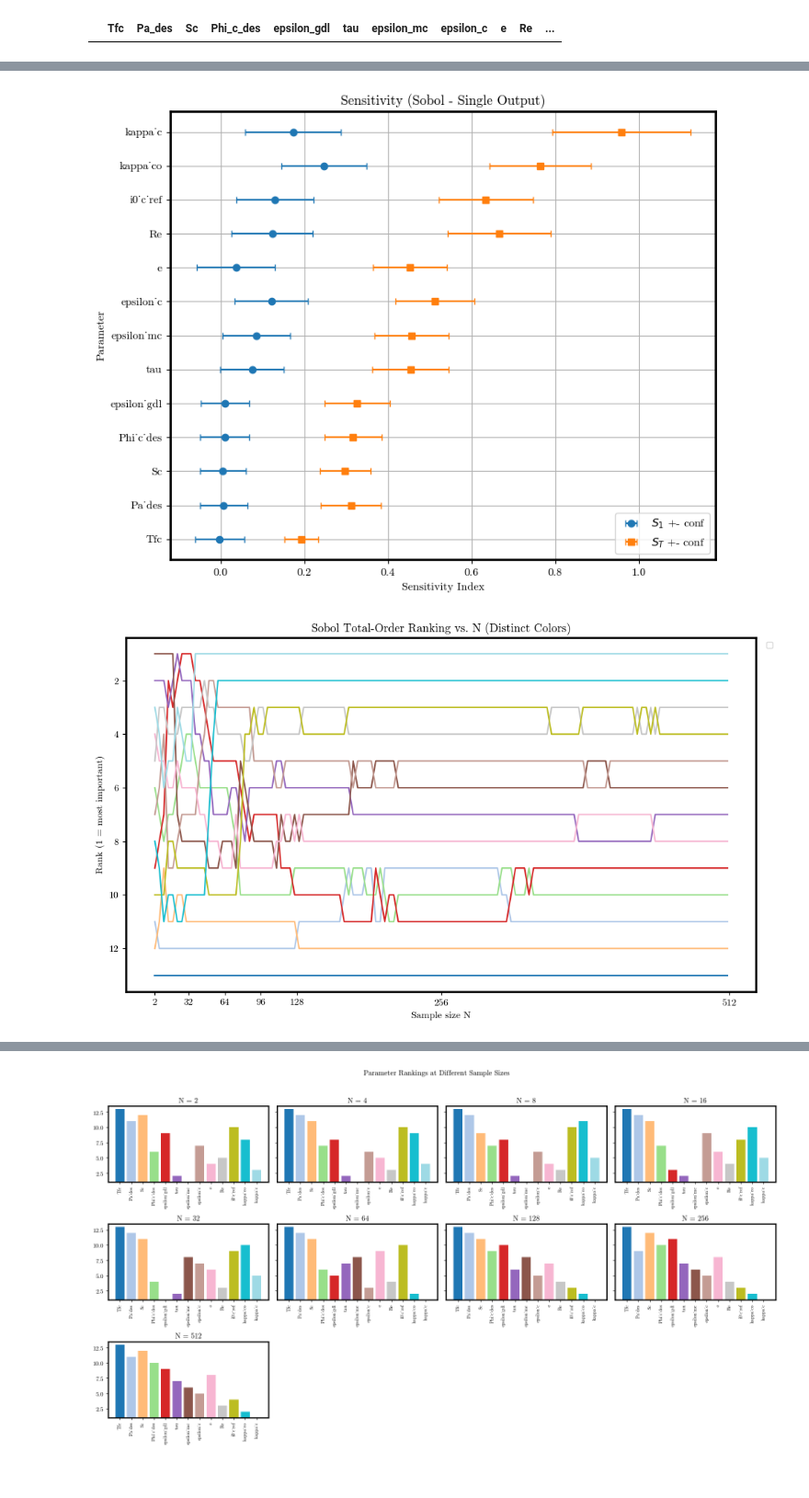
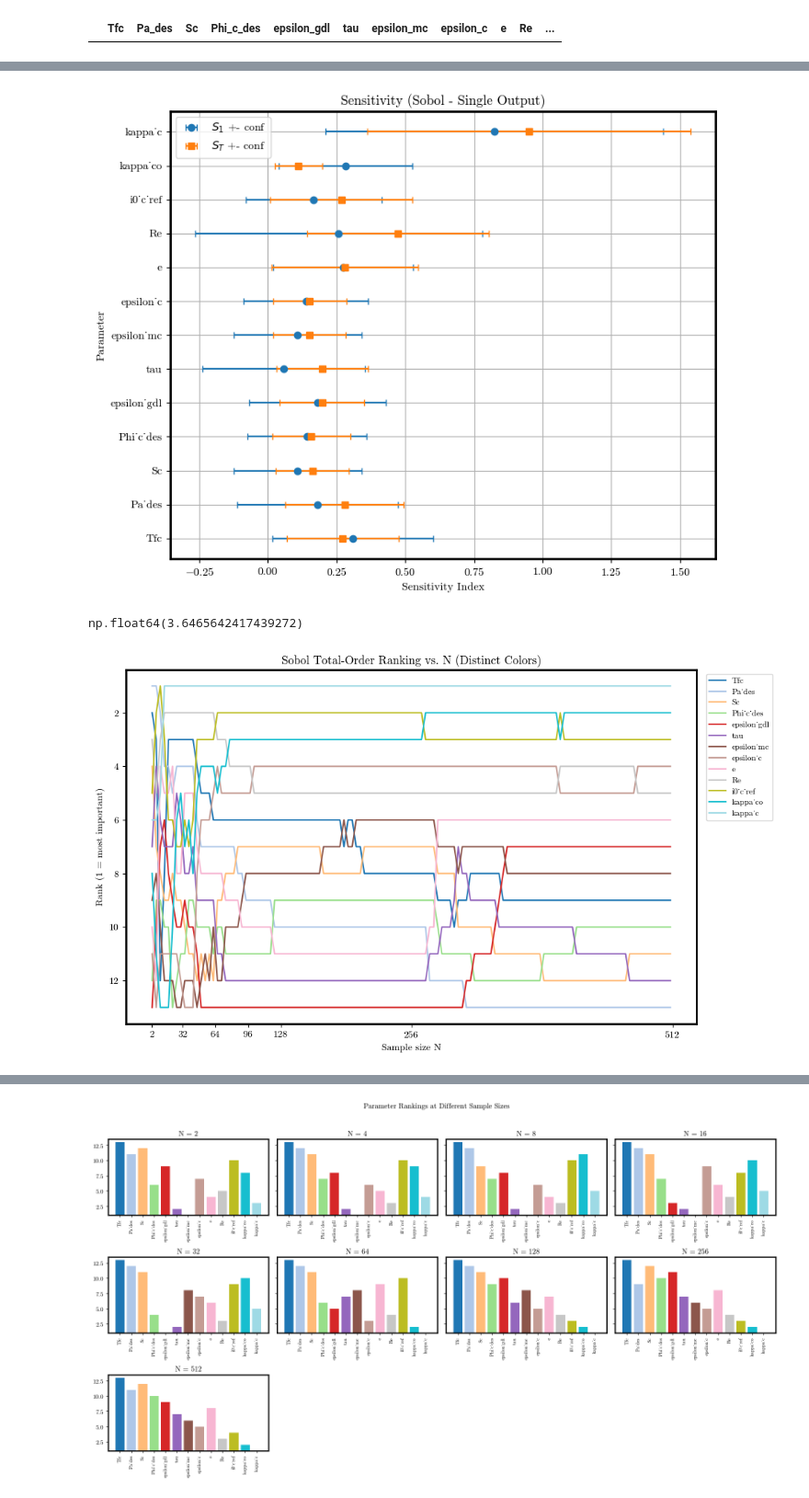
Before and after one commit to DejvisT/Sensitivity-Analysis-and-Surrogate-Modeling-of-PEM-Fuel-Cells, a Jupyter notebook: notebooks/01_sobol_sample.ipynb, the cells around one changed output, grey strips where cells are left out. Shown at 92% size. Cells and saved outputs as stored; diff of their text form; code cells hidden in the pictures.

Commit message:
Combined samples and added xgb analysis

```diff
--- a/notebooks/01_sobol_sample.ipynb
+++ b/notebooks/01_sobol_sample.ipynb
@@ -167,13 +135,17 @@ SA.plot_grid(results)
 # %%
-SA = SensitivityAnalyzer(parameter_ranges, dependent_parameter_names=None, method='sobol', seed=42, N=512 , calculate_second_order=True)
+SA = SensitivityAnalyzer(parameter_ranges, dependent_parameter_names=None, method='sobol', seed=42, N=16 , calculate_second_order=True)
 samples = SA.generate_samples()
 cols = list(samples.columns)
 cols.append('Ucell')
 cols.append('ifc')
-results = SA.run_analysis(data[cols][:len(samples)], "AUC", by_regions=False)
+results = SA.run_analysis(data[cols][:len(samples)], "fPCA", by_regions=False)
 SA.plot_grid(results)
 # %% [output]
-[figure, old version]
+[figure, new version]
+# %%
+results[0]['ST'].sum()
+# %% [output]
+np.float64(3.6465642417439272)
 # %%
 import numpy as np
 import pandas as pd
@@ -226,27 +198,24 @@ Ns = list(range(2, 513, 4))   # [2, 6, 10, …, 254]
 # 2) compute rank_df however you have it
 rank_df = compute_rankings_for_Ns(parameter_ranges, data, Ns, aggregation_method="fPCA")
 # %%
-
-# 3) pick a colormap with at least as many colors as you have parameters
 n_params = len(rank_df.columns)
-cmap = plt.get_cmap('tab20', n_params)  # tab20 provides up to 20 distinct colors
+cmap = plt.get_cmap('tab20', n_params)
 
 plt.figure(figsize=(10, 6))
 for idx, param in enumerate(rank_df.columns):
     y = rank_df[param].loc[Ns]
-    plt.plot(Ns, y, color=cmap(idx))
-
+    plt.plot(Ns, y, color=cmap(idx), label=param)  # <-- label added
 
 plt.gca().invert_yaxis()
 plt.xticks([2, 32, 64, 96, 128, 256, 512])
 plt.xlabel("Sample size N")
 plt.ylabel("Rank (1 = most important)")
 plt.title("Sobol Total-Order Ranking vs. N (Distinct Colors)")
 plt.legend(bbox_to_anchor=(1.01, 1), loc='upper left', fontsize="small", ncol=1)
 plt.tight_layout()
 plt.show()
 # %% [output]
-[figure, old version]
+[figure, new version]
 # %%
 import numpy as np
 import pandas as pd
```
Also changed, not shown: parts of 20 cells of this notebook, 8 other files.
